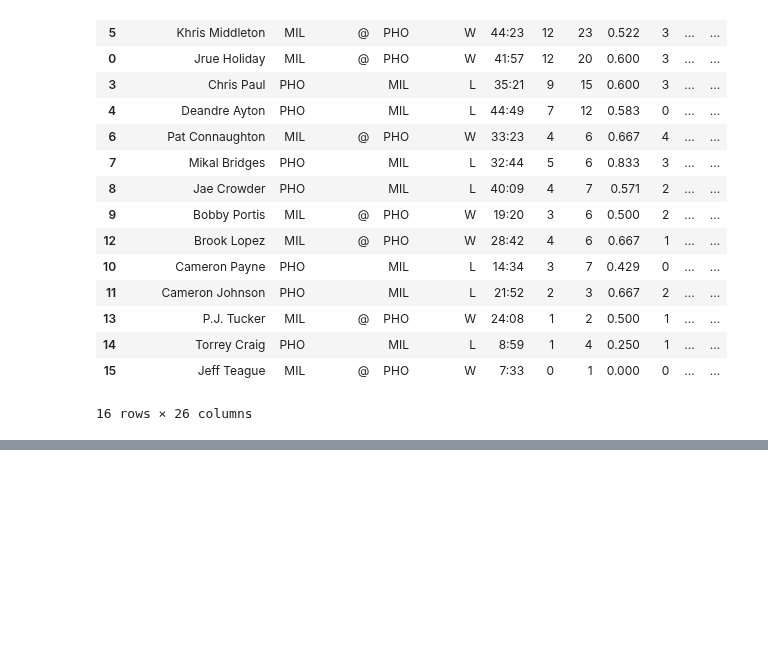
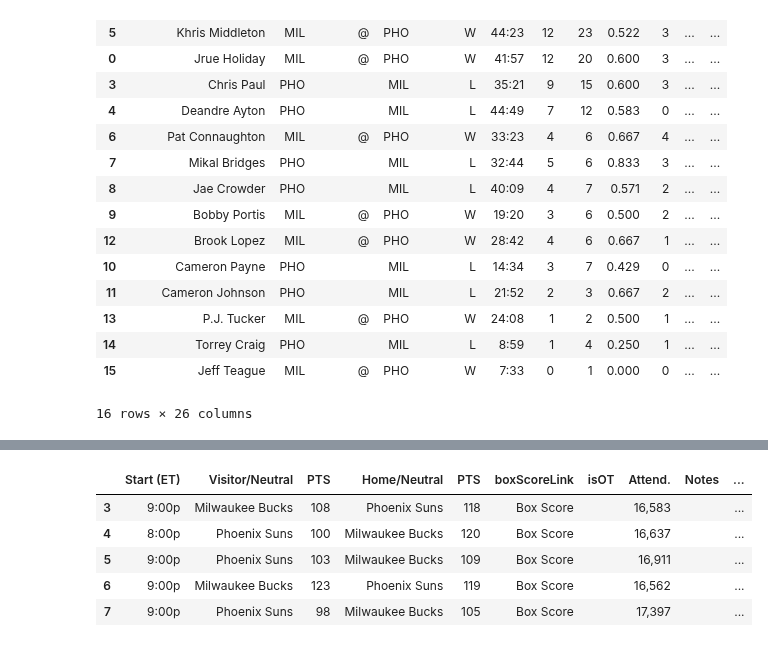
Before and after one commit to jyablonski/jyablonski_praq, a Jupyter notebook: bbref_webscrape.ipynb, the cells around one changed output, grey strips where cells are left out. Cells and saved outputs as stored; diff of their text form; code cells hidden in the pictures; blank space fills up the shorter version.

Commit message:
adding schedule scraper function

```diff
--- a/bbref_webscrape.ipynb
+++ b/bbref_webscrape.ipynb
@@ -178,0 +212,7 @@ injury_data
+# %%
+### SCHEDULE
+raw_df = pd.DataFrame()
+month_list = ['december', 'january', 'february', 'march', 'april', 'may', 'june', 'july']
+url = "https://www.basketball-reference.com/leagues/NBA_2021_games-december.html"
+html = urlopen(url)
+soup = BeautifulSoup(html)
@@ -178,0 +276,9 @@ injury_data
+# %%
+raw_df.tail(5)
+# %% [output]
+|  | Start (ET) | Visitor/Neutral | PTS | Home/Neutral | PTS | boxScoreLink | isOT | Attend. | Notes | ... |
+| 3 | 9:00p | Milwaukee Bucks | 108 | Phoenix Suns | 118 | Box Score |  | 16,583 |  | ... |
+| 4 | 8:00p | Phoenix Suns | 100 | Milwaukee Bucks | 120 | Box Score |  | 16,637 |  | ... |
+| 5 | 9:00p | Phoenix Suns | 103 | Milwaukee Bucks | 109 | Box Score |  | 16,911 |  | ... |
+| 6 | 9:00p | Milwaukee Bucks | 123 | Phoenix Suns | 119 | Box Score |  | 16,562 |  | ... |
+| 7 | 9:00p | Phoenix Suns | 98 | Milwaukee Bucks | 105 | Box Score |  | 17,397 |  | ... |
```
Also changed, not shown: parts of 12 cells of this notebook.
